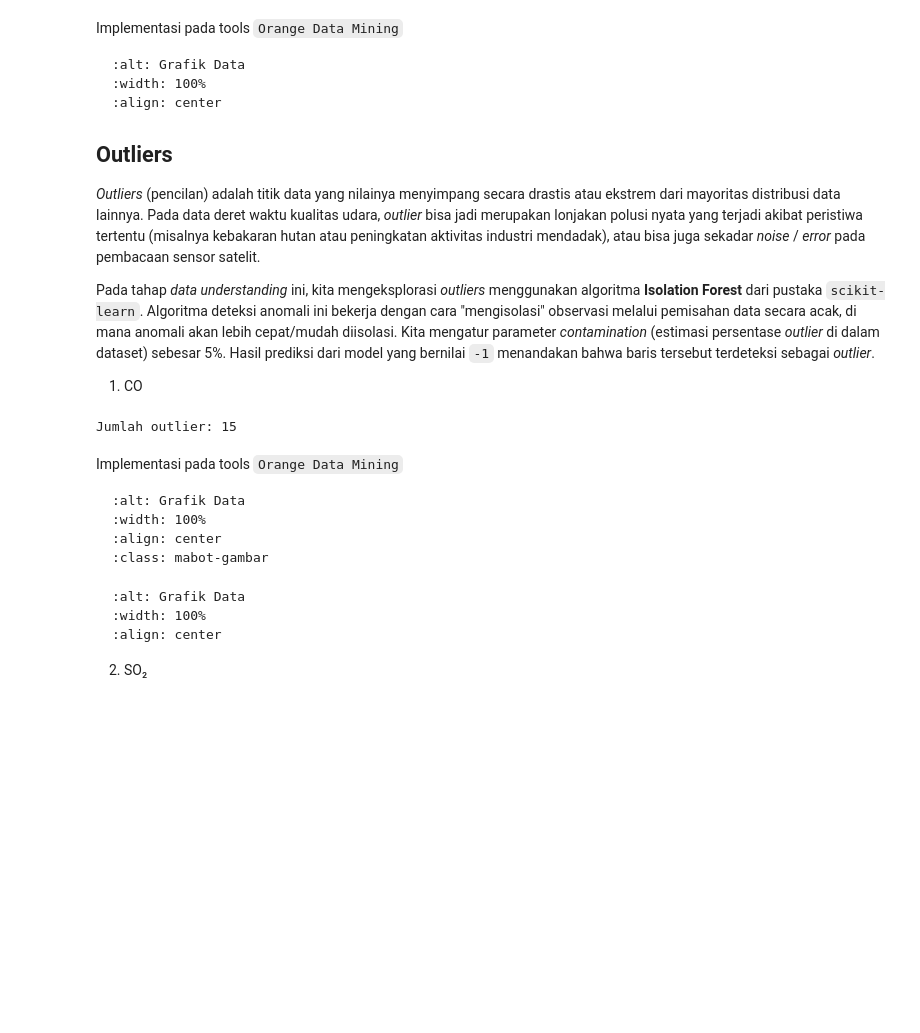
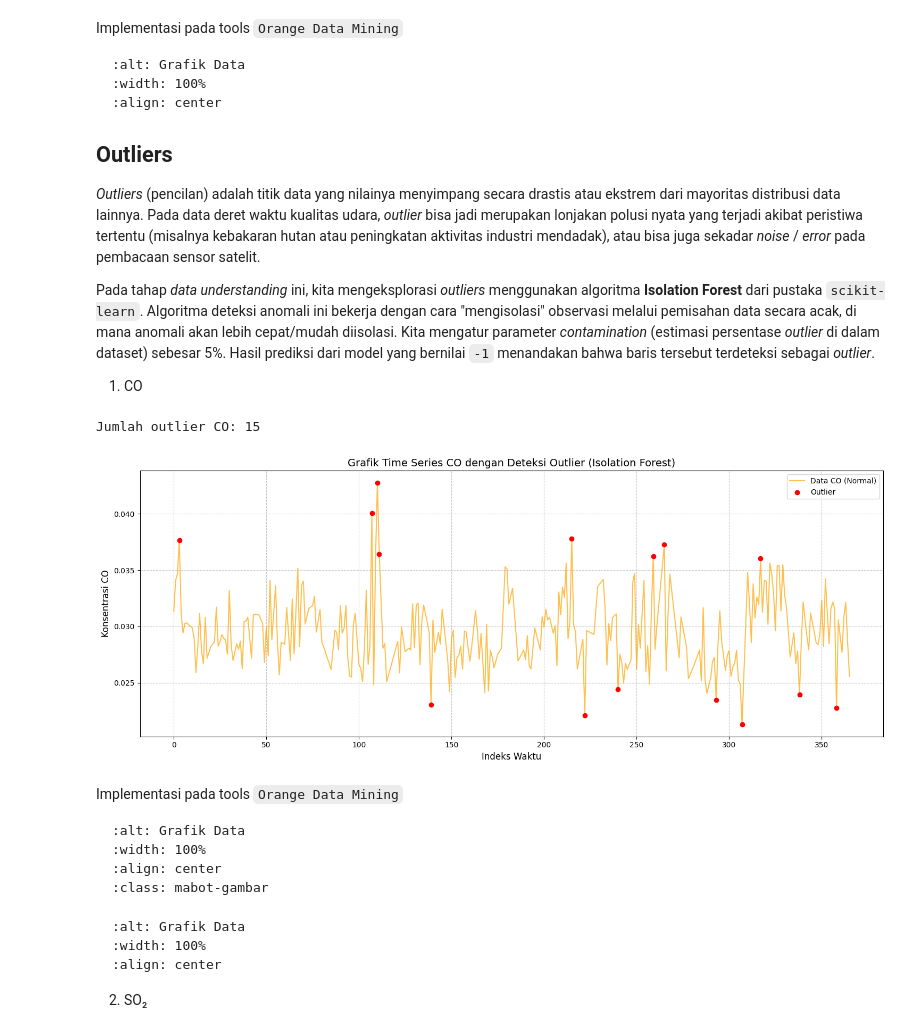
Before and after one commit to AbidinAja/PSD, a Jupyter notebook: _build/jupyter_execute/Tugas/polutan/data-understanding.ipynb, the cells around one changed output. Drawn from its saved outputs; the diff is of its cells as text; code cells hidden in the pictures; blank space fills up the shorter version.

Commit message:
adding graphc time series

```diff
--- a/_build/jupyter_execute/Tugas/polutan/data-understanding.ipynb
+++ b/_build/jupyter_execute/Tugas/polutan/data-understanding.ipynb
@@ -363,21 +363,51 @@ _Outliers_ (pencilan) adalah titik data yang nilainya menyimpang secara drastis
 Pada tahap _data understanding_ ini, kita mengeksplorasi _outliers_ menggunakan algoritma **Isolation Forest** dari pustaka `scikit-learn`. Algoritma deteksi anomali ini bekerja dengan cara "mengisolasi" observasi melalui pemisahan data secara acak, di mana anomali akan lebih cepat/mudah diisolasi. Kita mengatur parameter _contamination_ (estimasi persentase _outlier_ di dalam dataset) sebesar 5%. Hasil prediksi dari model yang bernilai `-1` menandakan bahwa baris tersebut terdeteksi sebagai _outlier_.
 
 1. CO
-# %%
-import pandas as pd
-from sklearn.ensemble import IsolationForest
-
-df = pd.read_csv("../../data/polutan/CO_Timeseries.csv")
-df_clean = df.dropna(subset=['CO']).copy()
-
-model = IsolationForest(contamination=0.05, random_state=42) # contamination 0.05 = 5%
-pred = model.fit_predict(df_clean[['CO']])
-
-# Nilai -1 merepresentasikan outlier
-jumlah_outlier = (pred == -1).sum()
-print("Jumlah outlier:", jumlah_outlier)
-# %% [output]
-Jumlah outlier: 15
+# %%
+import pandas as pd
+from sklearn.ensemble import IsolationForest
+import matplotlib.pyplot as plt
+
+# 1. Load & Clean Data
+df = pd.read_csv("../../data/polutan/CO_Timeseries.csv")
+
+df_clean = df.dropna(subset=['CO']).copy()
+
+# 2. Deteksi Outlier
+model = IsolationForest(contamination=0.05, random_state=42)
+pred = model.fit_predict(df_clean[['CO']])
+
+# Simpan hasil ke dalam dataframe
+df_clean['Outlier'] = pred
+jumlah_outlier = (df_clean['Outlier'] == -1).sum()
+print("Jumlah outlier CO:", jumlah_outlier)
+
+# 3. Visualisasi Grafik Time Series
+plt.figure(figsize=(15, 6))
+
+# Ambil titik-titik data yang terdeteksi sebagai outlier
+data_outlier = df_clean[df_clean['Outlier'] == -1]
+
+# Plot garis utama untuk data CO
+# (Ganti df_clean.index dengan df_clean['Tanggal'] jika Anda menggunakan kolom datetime)
+plt.plot(df_clean.index, df_clean['CO'], color='orange', label='Data CO (Normal)', alpha=0.7)
+
+# Plot titik merah untuk nilai outlier
+plt.scatter(data_outlier.index, data_outlier['CO'], color='red', label='Outlier', zorder=5)
+
+# Pengaturan visual grafik
+plt.title('Grafik Time Series CO dengan Deteksi Outlier (Isolation Forest)', fontsize=14)
+plt.xlabel('Indeks Waktu', fontsize=12)
+plt.ylabel('Konsentrasi CO', fontsize=12)
+plt.legend()
+plt.grid(True, linestyle='--', alpha=0.7)
+plt.tight_layout()
+
+# Tampilkan grafik
+plt.show()
+# %% [output]
+Jumlah outlier CO: 15
+[figure, added]
 # %% [markdown]
 Implementasi pada tools `Orange Data Mining`
 
```
Also changed, not shown: parts of 4 cells of this notebook, 13 other files.
